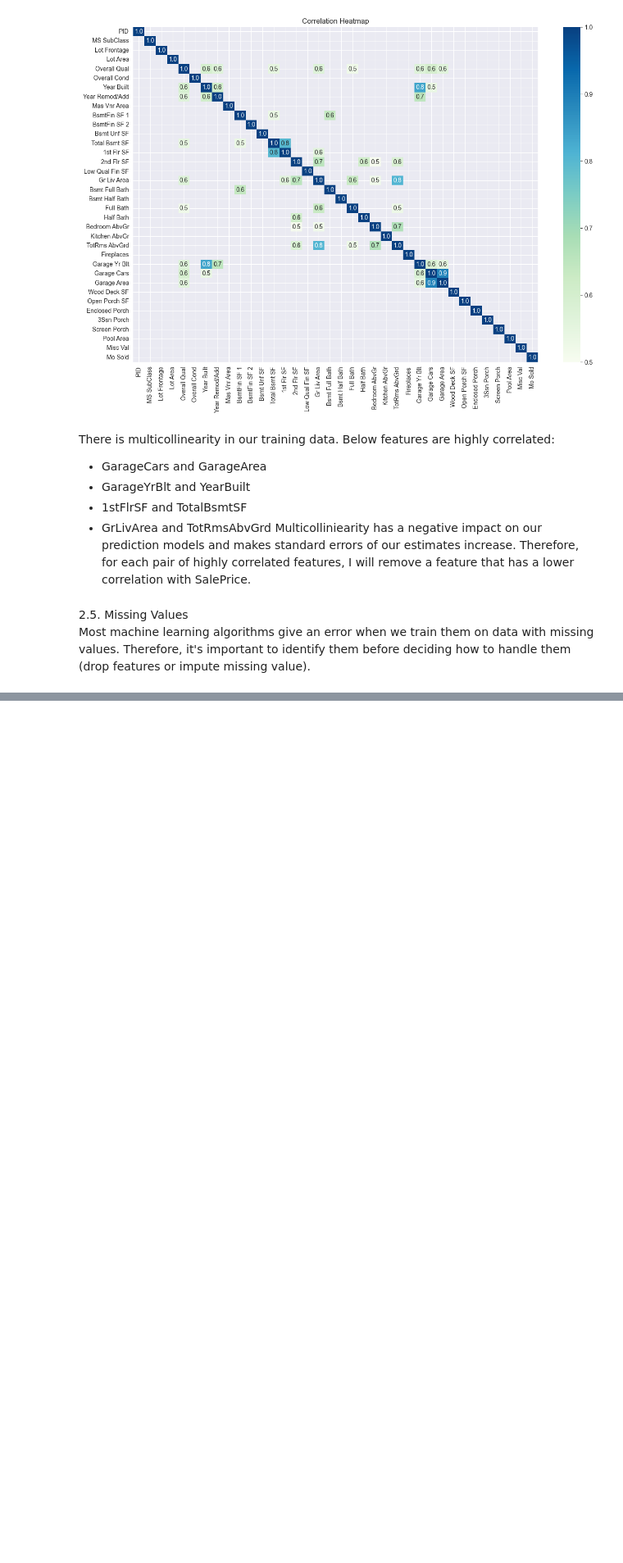
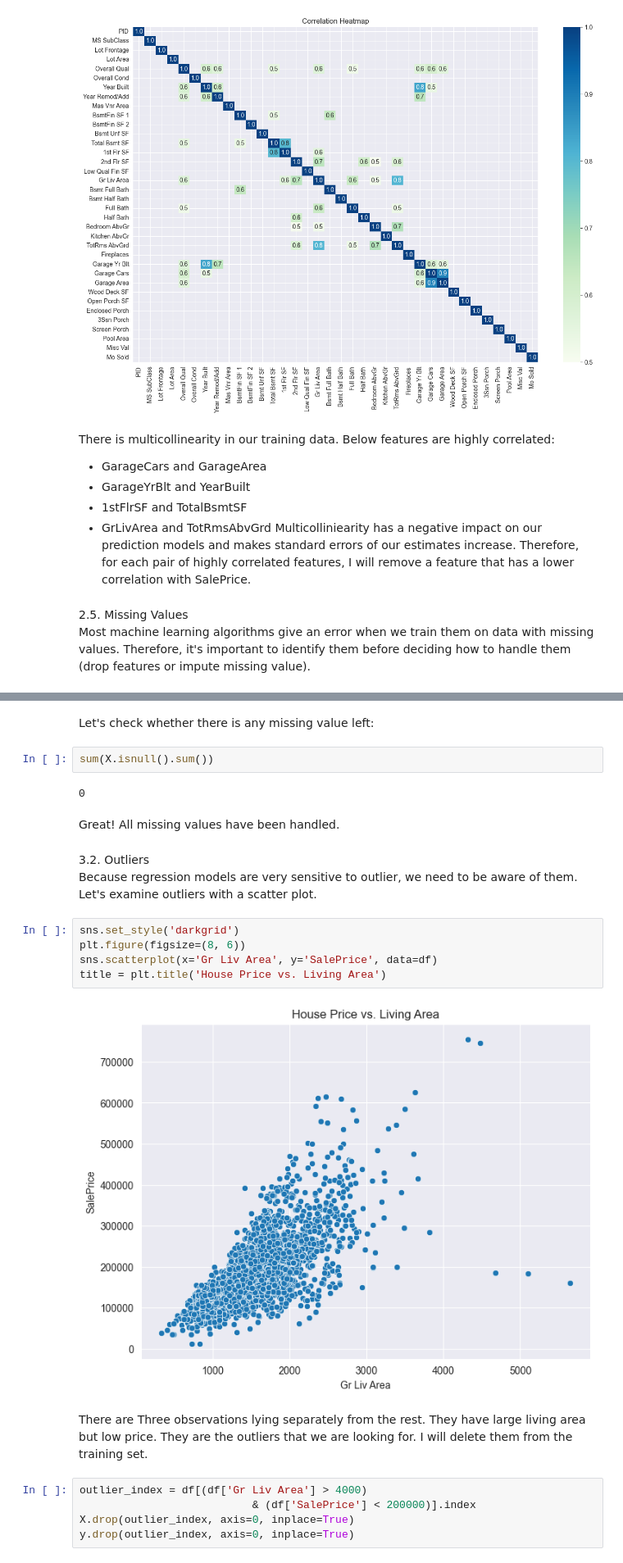
Before and after one commit to HimanshuChoudhary3004/Ames-house-prediction-with-Advance-regression, a Jupyter notebook: src/main.ipynb, the cells around one changed output, grey strips where cells are left out. Shown at 82% size. Saved outputs shown, nothing was run; the diff lists cells and outputs as text; blank space fills up the shorter version.

```diff
--- a/src/main.ipynb
+++ b/src/main.ipynb
@@ -380,0 +476,25 @@ Most machine learning algorithms give an error when we train them on data with m
+# %% [markdown]
+Let's check whether there is any missing value left:
+# %%
+sum(X.isnull().sum())
+# %% [output]
+0
+# %% [markdown]
+Great! All missing values have been handled.
+# %% [markdown]
+3.2. Outliers<br>
+Because regression models are very sensitive to outlier, we need to be aware of them. Let's examine outliers with a scatter plot.
+# %%
+sns.set_style('darkgrid')
+plt.figure(figsize=(8, 6))
+sns.scatterplot(x='Gr Liv Area', y='SalePrice', data=df)
+title = plt.title('House Price vs. Living Area')
+# %% [output]
+[figure, added]
+# %% [markdown]
+There are Three observations lying separately from the rest. They have large living area but low price. They are the outliers that we are looking for. I will delete them from the training set.
+# %%
+outlier_index = df[(df['Gr Liv Area'] > 4000)
+                           & (df['SalePrice'] < 200000)].index
+X.drop(outlier_index, axis=0, inplace=True)
+y.drop(outlier_index, axis=0, inplace=True)
```
Also changed, not shown: parts of 13 cells of this notebook.
